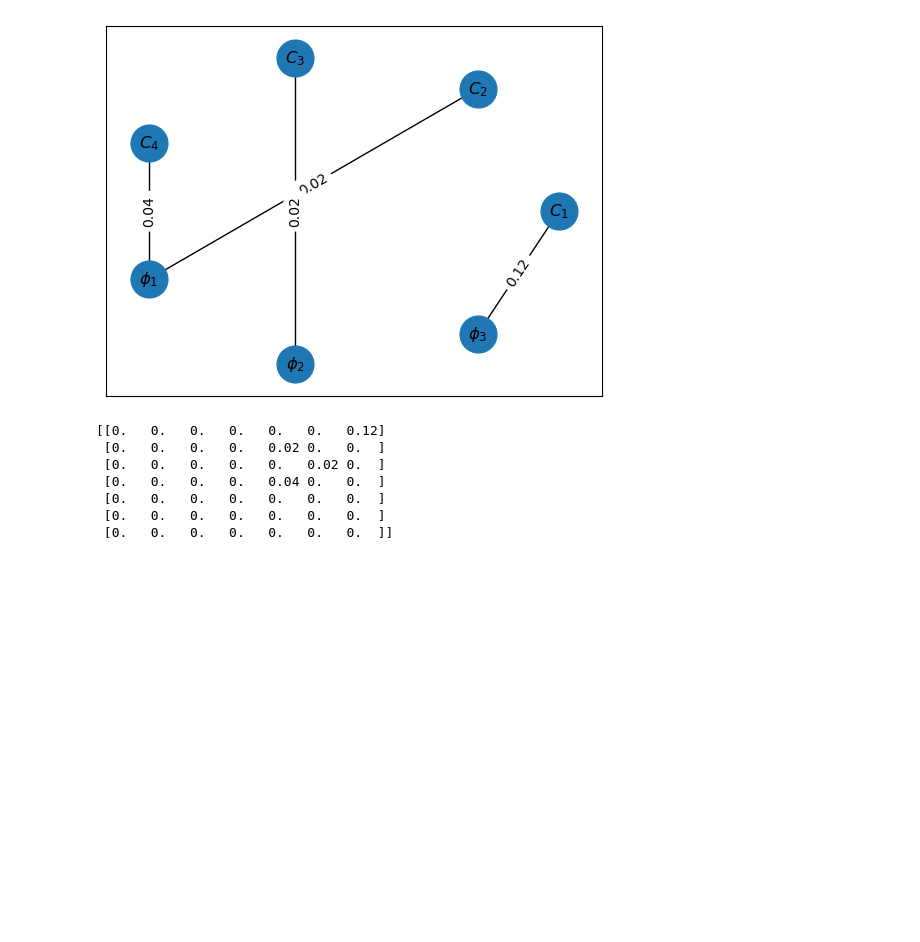
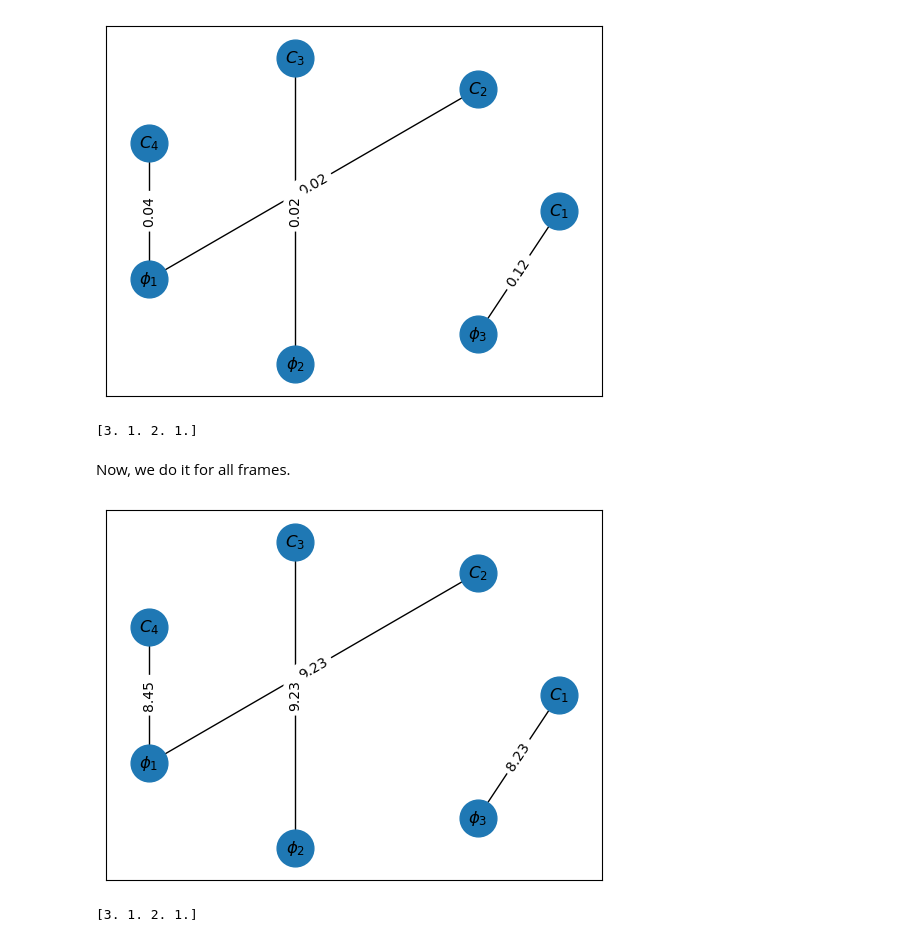
Before and after one commit to leobt23/ADRI, a Jupyter notebook: Projets_final/final1/Class1_FINAL.ipynb, the cells around one changed output. Cells and saved outputs as stored; diff of their text form; code cells hidden in the pictures; blank space fills up the shorter version.

```diff
--- a/Projets_final/final1/Class1_FINAL.ipynb
+++ b/Projets_final/final1/Class1_FINAL.ipynb
@@ -692,6 +695,12 @@ def get_final_graph(mst_graph):
             final_graph[i, :] = row
 
     return final_graph
+
+def get_final_assignment(final_graph,clients):
+    assignment = np.zeros(len(clients))
+    for i in range(len(clients)):
+        assignment[i] = np.argmax(final_graph[i,:])-len(clients)+1
+    return assignment
 # %%
 # display matrix just like mathematica's MatrixForm
 def matrix_form(matrix):
@@ -720,13 +729,36 @@ display_graph(final_graph,clients+phases)
 [figure]
 [figure]
 [figure]
-# %%
-print(matrix_form(final_graph))
-# %% [output]
-[[0.   0.   0.   0.   0.   0.   0.12]
- [0.   0.   0.   0.   0.02 0.   0.  ]
- [0.   0.   0.   0.   0.   0.02 0.  ]
- [0.   0.   0.   0.   0.04 0.   0.  ]
- [0.   0.   0.   0.   0.   0.   0.  ]
- [0.   0.   0.   0.   0.   0.   0.  ]
- [0.   0.   0.   0.   0.   0.   0.  ]]
+# %%
+# now, from the final_graph, we can get the final assignment
+assignment = get_final_assignment(final_graph,clients)
+print(assignment)
+# %% [output]
+[3. 1. 2. 1.]
+# %% [markdown]
+Now, we do it for all frames.
+# %%
+clients = [r"$C_1$", r"$C_2$", r"$C_3$", r"$C_4$"]
+phases = [r"$\phi_1$", r"$\phi_2$", r"$\phi_3$"]
+
+node_labels = clients + phases
+
+matrix_global = np.zeros((len(node_labels),len(node_labels)))
+# looping over all time steps
+for k in range(X.shape[0]):
+    # create the matrix of the graph
+    matrix_graph = create_graph(X,Y,k,weight_abs,clients,phases)
+    # add it to the global matrix
+    matrix_global += matrix_graph
+mst_global = create_mst_graph(matrix_global)
+# get the final graph, where we only take the min edges of each client
+final_graph = get_final_graph(mst_global)
+# get the final assignment
+assignment = get_final_assignment(final_graph,clients)
+# display the graph
+display_graph(final_graph,node_labels)
+# display the assignment
+print(assignment)
+# %% [output]
+[figure, added]
+[3. 1. 2. 1.]
```
Also changed, not shown: parts of 3 cells of this notebook.
